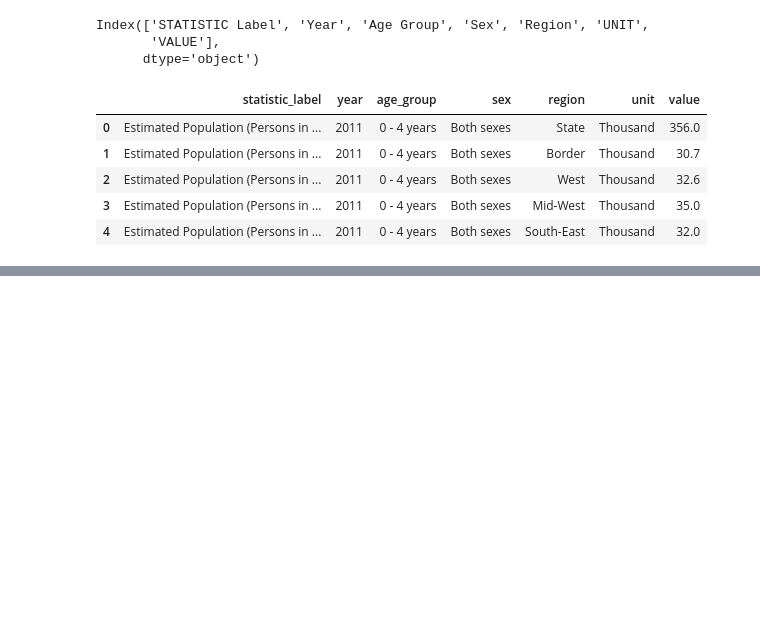
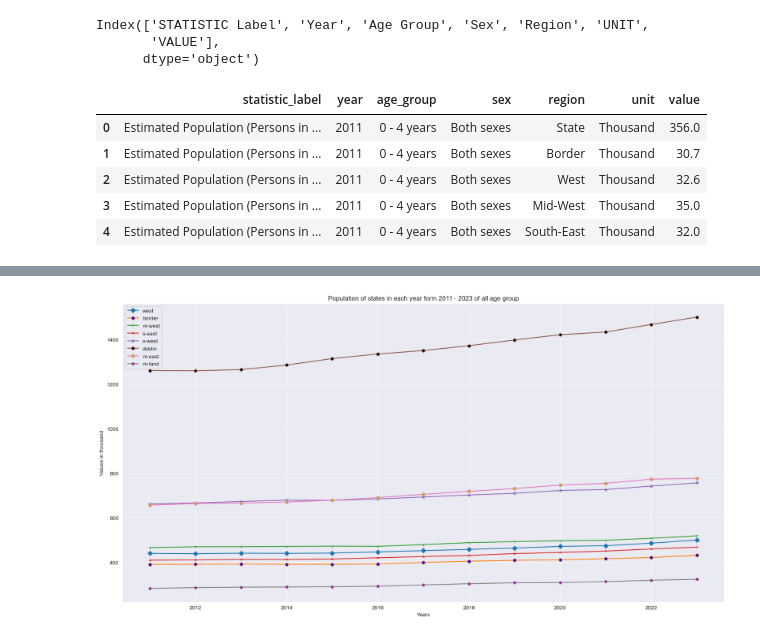
Before and after one commit to shyamghan17/Assignments, a Jupyter notebook: Population_dataset.ipynb, the cells around one changed output, grey strips where cells are left out. Saved outputs shown, nothing was run; the diff lists cells and outputs as text; code cells hidden in the pictures; blank space fills up the shorter version.

```diff
--- a/Population_dataset.ipynb
+++ b/Population_dataset.ipynb
@@ -165,20 +151,21 @@ plt.legend()
 # %%
-fig, BarGraph = plt.subplots(figsize=(12, 5))
+fig, BarGraph = plt.subplots(figsize=(20, 10), )
 bar_colors = ['#CD5555','#CD5777','#CD3455','#CD8977', '#FF00FF', '#EE30A7', '#B452CD', '#F5FFFA','#EEB4B4', '#436EEE', '#FA8072', '#3A5FCD', '#FF8072']
-BarGraph.plot(filt_west['year'], west_value, label='west')
-BarGraph.plot(filt_west['year'], border_value, label='state')
-BarGraph.plot(filt_west['year'], mwest_value, label='m-west')
-BarGraph.plot(filt_west['year'], seast_value, label='s-east')
-BarGraph.plot(filt_west['year'], swest_value, label='s-west')
-BarGraph.plot(filt_west['year'], dublin_value, label='dublin')
-BarGraph.plot(filt_west['year'], meast_value, label='m-east')
-BarGraph.plot(filt_west['year'], mland_value, label='m-land')
-# BarGraph.plot(filt_state['year'], filt_state['value'], linewidth= 1.5)
+BarGraph.plot(years, west_value[['value']], label='west', marker='D')
+BarGraph.plot(years, border_value[['value']], label='border', marker='o', mfc='b')
+BarGraph.plot(years, mwest_value[['value']], label='m-west', marker='1', mfc='g')
+BarGraph.plot(years, seast_value[['value']], label='s-east', marker='2', mfc='r')
+BarGraph.plot(years, swest_value[['value']], label='s-west', marker='*', mfc='c')
+BarGraph.plot(years, dublin_value[['value']], label='dublin', marker='h', mfc='k')
+BarGraph.plot(years, meast_value[['value']], label='m-east', marker='H', mfc='y')
+BarGraph.plot(years, mland_value[['value']], label='m-land', marker='p', mfc='m')
 plt.xlabel('Years')
 plt.ylabel('Values in thousand')
-plt.title("Population of west in eact year form 2011 - 2023 of all age group")
+plt.title("Population of states in each year form 2011 - 2023 of all age group")
 plt.legend()
 plt.show()
+# %% [output]
+[figure, added]
 # %%
  # we can see that there is slightly decrease in population for 2011 to 2023 which indicate that the birth rate has decresed by
 #now calculate the change
```
Also changed, not shown: parts of 15 cells of this notebook.
